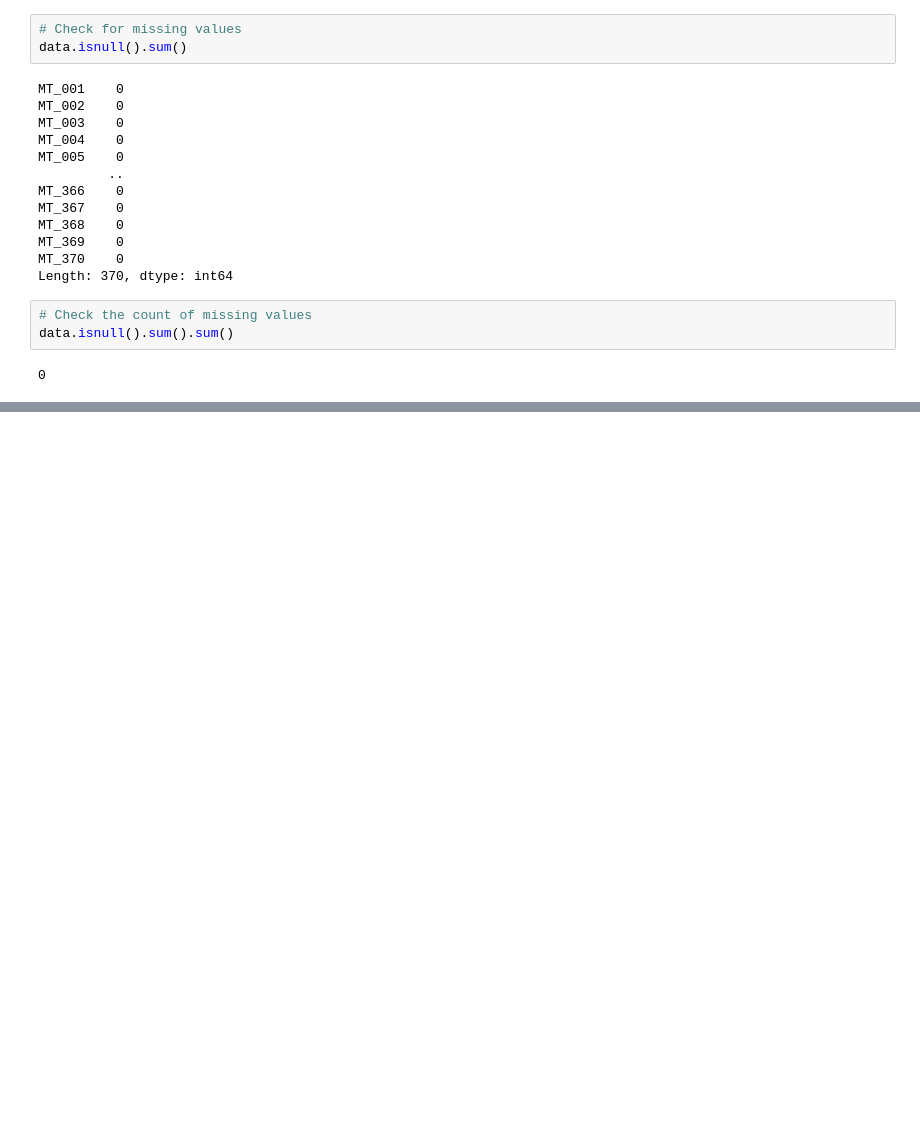
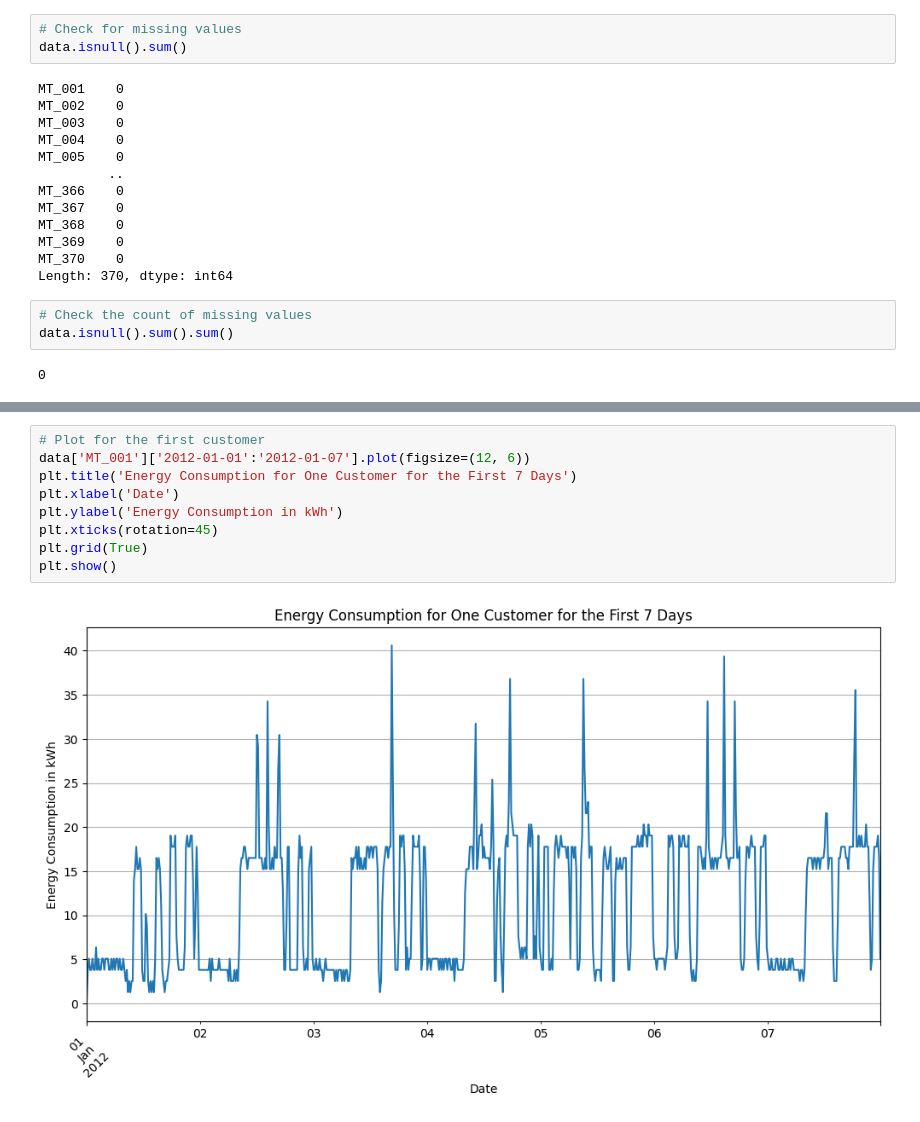
Before and after one commit to nicolaslieb/artificialintelligenceapplications, a Jupyter notebook: Second_Project/second_project.ipynb, the cells around one changed output, grey strips where cells are left out. Drawn from its saved outputs; the diff is of its cells as text; blank space fills up the shorter version.

```diff
--- a/Second_Project/second_project.ipynb
+++ b/Second_Project/second_project.ipynb
@@ -71,0 +106,11 @@ data.isnull().sum().sum()
+# %%
+# Plot for the first customer
+data['MT_001']['2012-01-01':'2012-01-07'].plot(figsize=(12, 6))
+plt.title('Energy Consumption for One Customer for the First 7 Days')
+plt.xlabel('Date')
+plt.ylabel('Energy Consumption in kWh')
+plt.xticks(rotation=45)
+plt.grid(True)
+plt.show()
+# %% [output]
+[figure, added]
```
Also changed, not shown: parts of 8 cells of this notebook.
